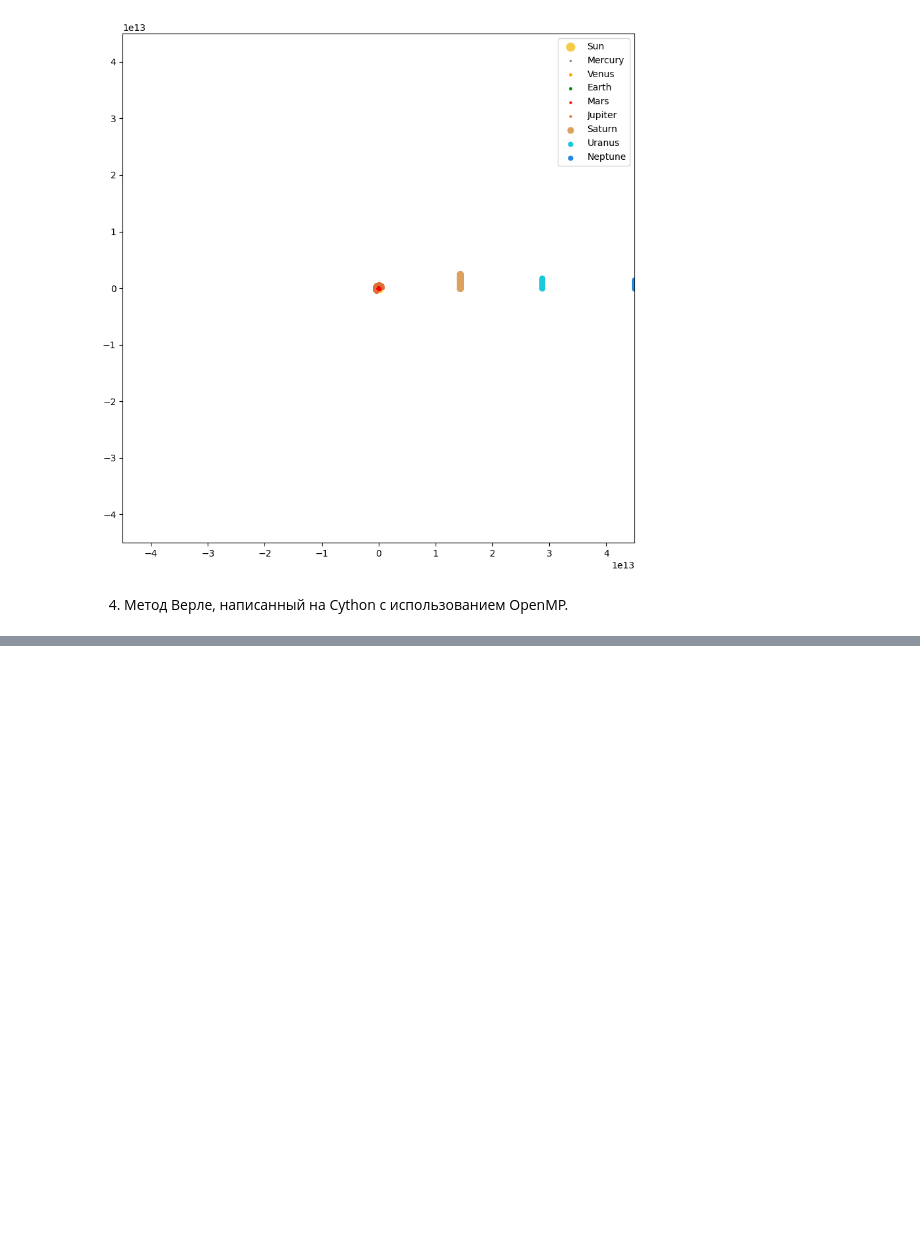
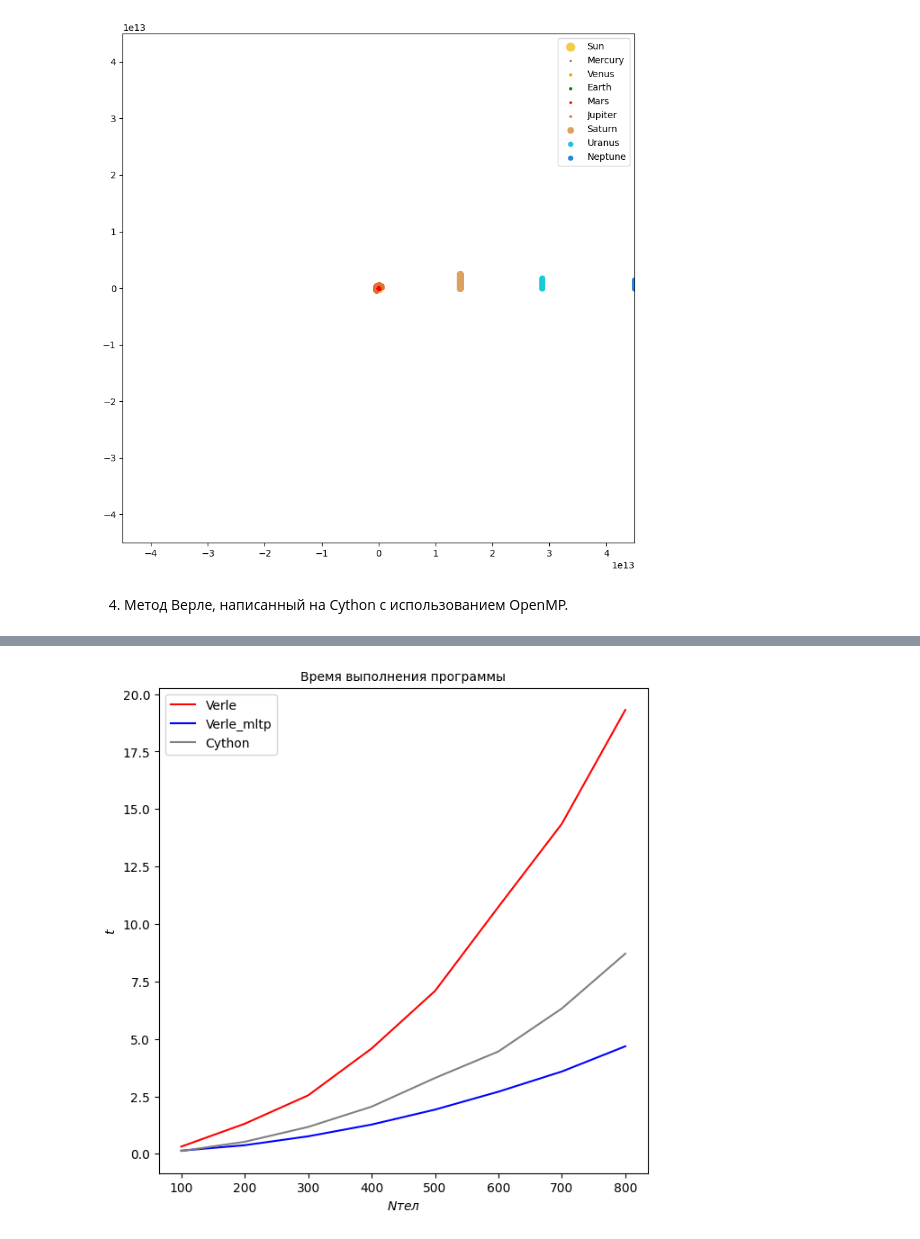
Before and after one commit to AlenaSetukha/KTMM, a Jupyter notebook: task3/main.ipynb, the cells around one changed output, grey strips where cells are left out. Saved outputs shown, nothing was run; the diff lists cells and outputs as text; code cells hidden in the pictures; blank space fills up the shorter version.

```diff
--- a/task3/main.ipynb
+++ b/task3/main.ipynb
@@ -95,0 +116,26 @@ plot_xy_array(solve3, 44983e+9, constants.options)
+# %%
+from time_tests import get_random_rvm, get_random_rv_array, get_exc_time
+from plots.exc_time import plot_exc_times
+import numpy as np
+from numpy import ndarray
+from typing import Tuple
+
+N = np.array([100, 200, 300, 400, 500, 600, 700, 800]) # кол-во тел
+time_grid = np.arange(0, 100, 101)# 8 лет, шаг  - 1 день
+exc_t = []
+
+
+
+for i in range(N.shape[0]):
+    rv_start, mass = get_random_rvm(N[i])
+    rv_start_array = get_random_rv_array(N[i])
+    t2, t3, t4 = get_exc_time(rv_start, rv_start_array, mass, time_grid, N[i])
+    exc_t.append(np.array([t2, t3, t4]))
+# %%
+# Отрисовка времени выполнения
+exc_t = np.array(exc_t)
+names = np.array(['Verle', 'Verle_mltp', 'Cython'])
+colors = np.array(['red', 'blue', 'grey'])
+plot_exc_times(exc_t, N, names, colors)
+# %% [output]
+[figure, added]
```
Also changed, not shown: parts of 9 cells of this notebook, 15 other files.
